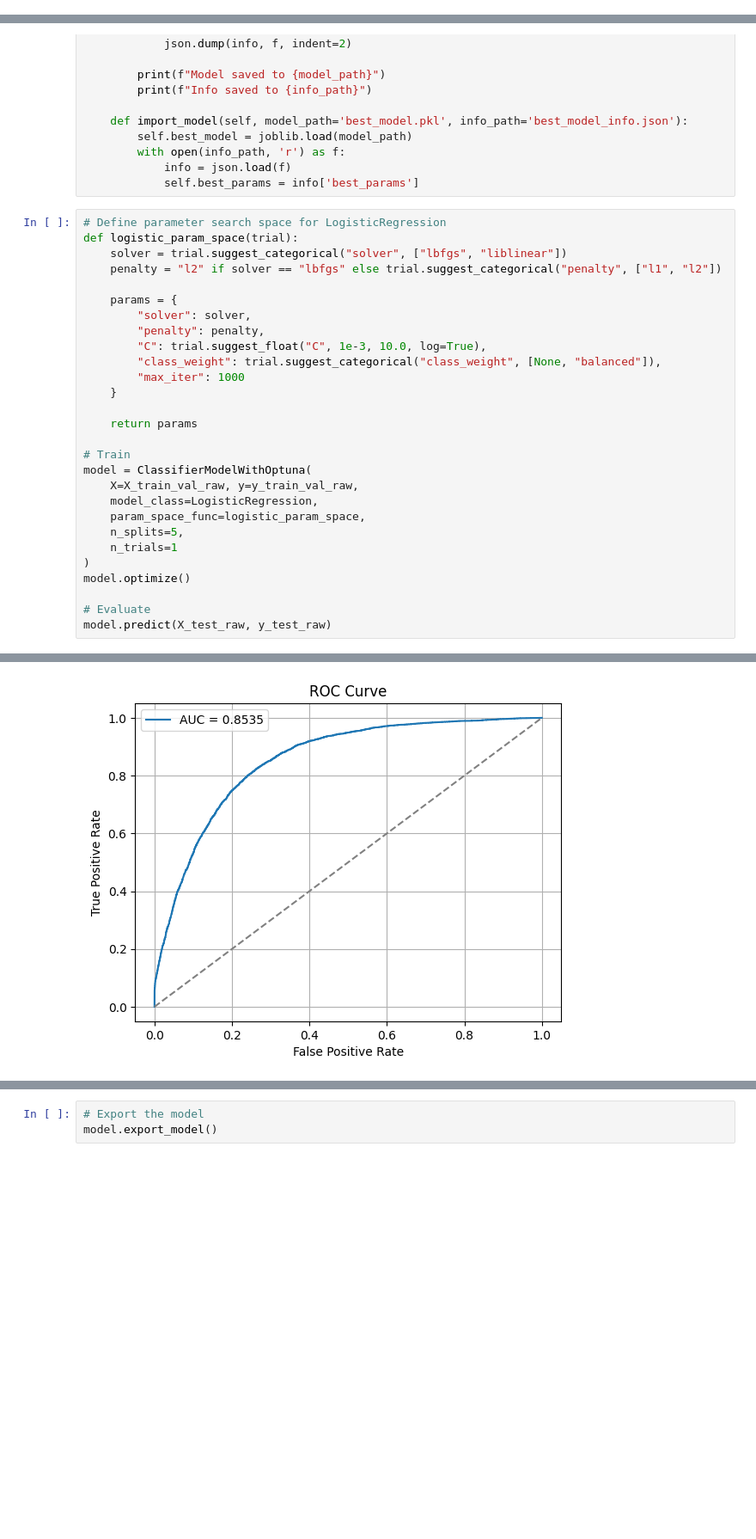
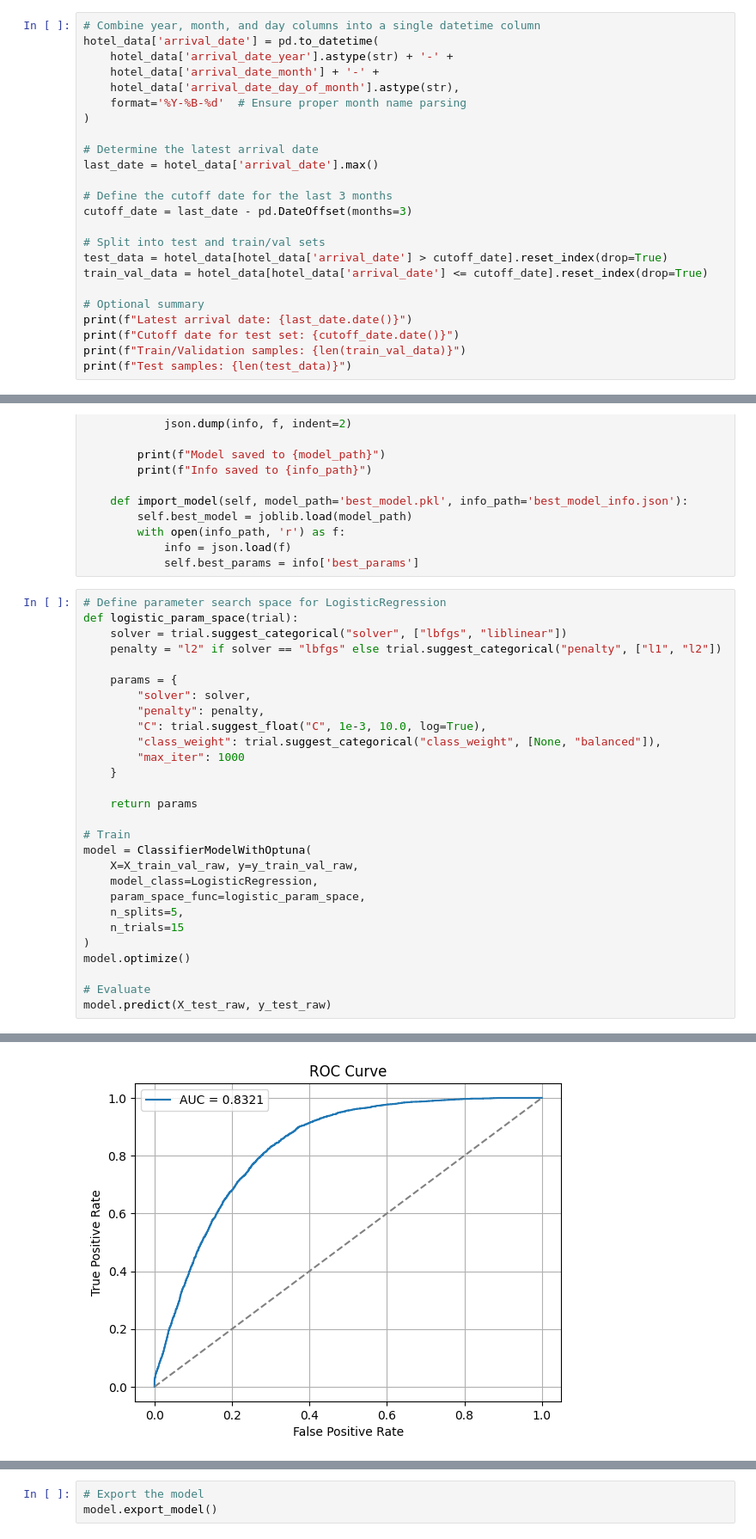
Before and after one commit to pakkei1212/SMU_AML_PROJ, a Jupyter notebook: Hotel_LogisticRegression_Split_Data_First.ipynb, the cells around one changed output, grey strips where cells are left out. Shown at 86% size. Cells and saved outputs as stored; diff of their text form; blank space fills up the shorter version.

```diff
--- a/Hotel_LogisticRegression_Split_Data_First.ipynb
+++ b/Hotel_LogisticRegression_Split_Data_First.ipynb
@@ -69,0 +67,24 @@ train_val_data, test_data = train_test_split(hotel_data, test_size=0.2, random_s
+# %%
+# Combine year, month, and day columns into a single datetime column
+hotel_data['arrival_date'] = pd.to_datetime(
+    hotel_data['arrival_date_year'].astype(str) + '-' +
+    hotel_data['arrival_date_month'] + '-' +
+    hotel_data['arrival_date_day_of_month'].astype(str),
+    format='%Y-%B-%d'  # Ensure proper month name parsing
+)
+
+# Determine the latest arrival date
+last_date = hotel_data['arrival_date'].max()
+
+# Define the cutoff date for the last 3 months
+cutoff_date = last_date - pd.DateOffset(months=3)
+
+# Split into test and train/val sets
+test_data = hotel_data[hotel_data['arrival_date'] > cutoff_date].reset_index(drop=True)
+train_val_data = hotel_data[hotel_data['arrival_date'] <= cutoff_date].reset_index(drop=True)
+
+# Optional summary
+print(f"Latest arrival date: {last_date.date()}")
+print(f"Cutoff date for test set: {cutoff_date.date()}")
+print(f"Train/Validation samples: {len(train_val_data)}")
+print(f"Test samples: {len(test_data)}")
@@ -277,7 +303,7 @@ model = ClassifierModelWithOptuna(
     model_class=LogisticRegression,
     param_space_func=logistic_param_space,
     n_splits=5,
-    n_trials=1
+    n_trials=15
 )
 model.optimize()
 
@@ -302 +328 @@ AUC Score: 0.8535
-[figure, old version]
+[figure, new version]
```
Also changed, not shown: parts of 6 cells of this notebook.
